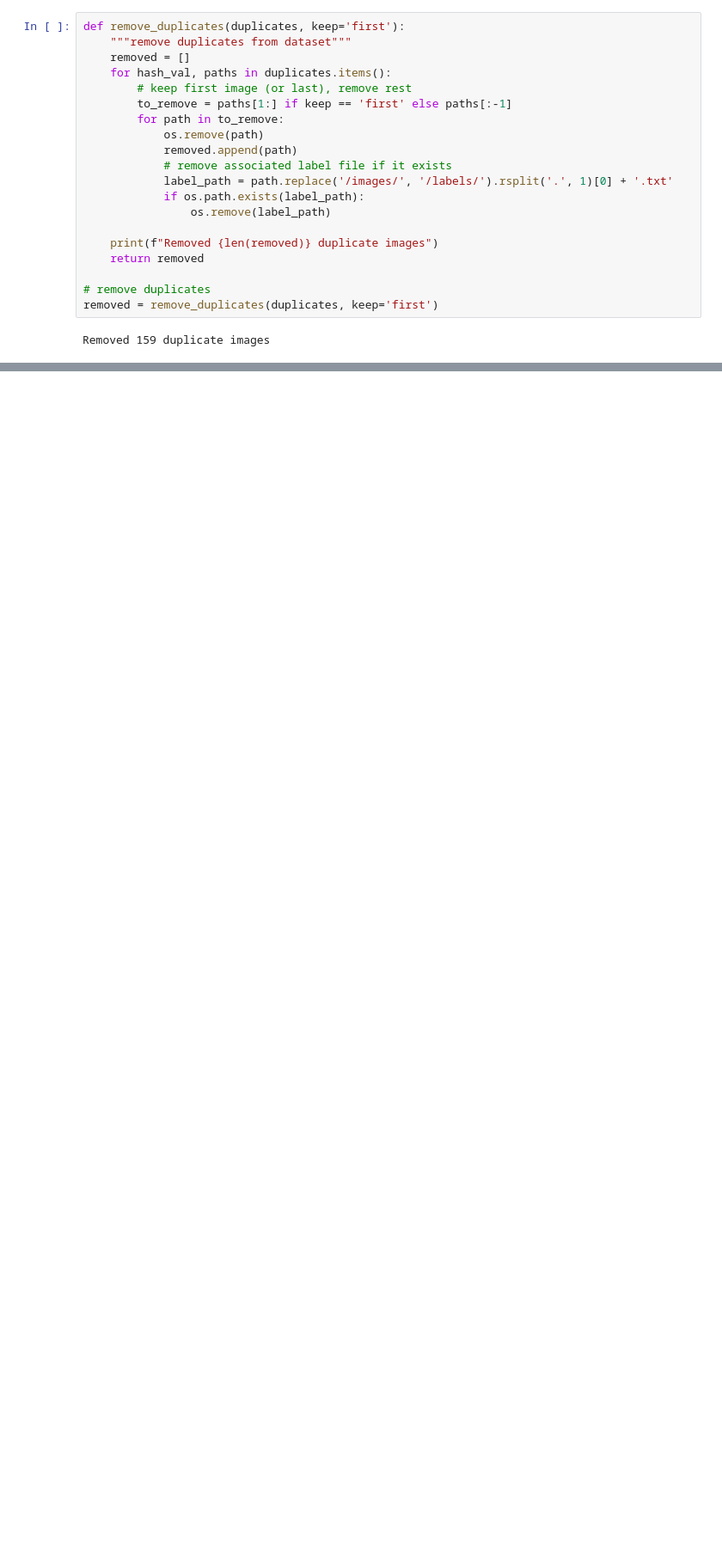
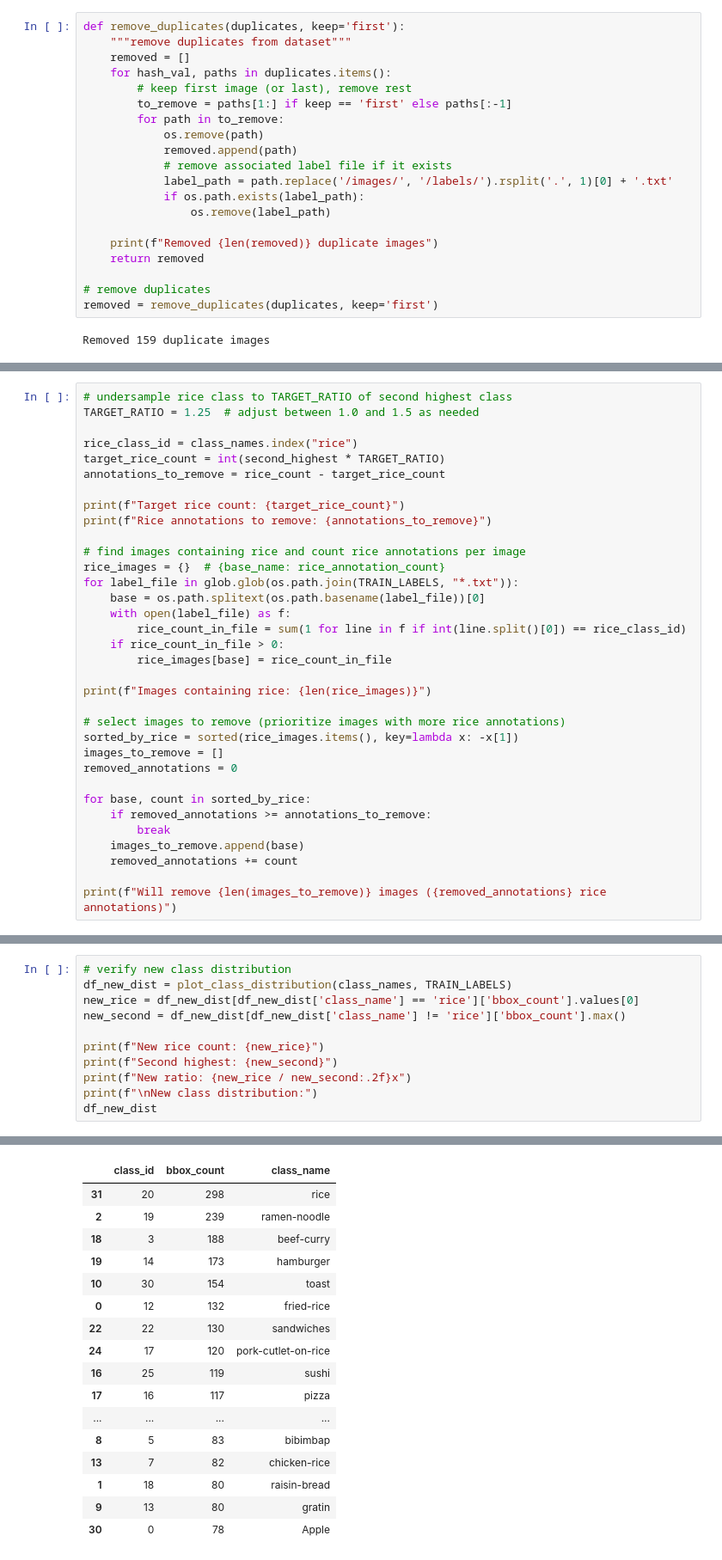
Before and after one commit to CareTech-at-UCI/vitamin-tracking, a Jupyter notebook: yusuf_dataset/preprocessing.ipynb, the cells around one changed output, grey strips where cells are left out. Shown at 86% size. Saved outputs shown, nothing was run; the diff lists cells and outputs as text; blank space fills up the shorter version.

```diff
--- a/yusuf_dataset/preprocessing.ipynb
+++ b/yusuf_dataset/preprocessing.ipynb
@@ -240,0 +284,34 @@ Total duplicate images: 0
+# %%
+# undersample rice class to TARGET_RATIO of second highest class
+TARGET_RATIO = 1.25  # adjust between 1.0 and 1.5 as needed
+
+rice_class_id = class_names.index("rice")
+target_rice_count = int(second_highest * TARGET_RATIO)
+annotations_to_remove = rice_count - target_rice_count
+
+print(f"Target rice count: {target_rice_count}")
+print(f"Rice annotations to remove: {annotations_to_remove}")
+
+# find images containing rice and count rice annotations per image
+rice_images = {}  # {base_name: rice_annotation_count}
+for label_file in glob.glob(os.path.join(TRAIN_LABELS, "*.txt")):
+    base = os.path.splitext(os.path.basename(label_file))[0]
+    with open(label_file) as f:
+        rice_count_in_file = sum(1 for line in f if int(line.split()[0]) == rice_class_id)
+    if rice_count_in_file > 0:
+        rice_images[base] = rice_count_in_file
+
+print(f"Images containing rice: {len(rice_images)}")
+
+# select images to remove (prioritize images with more rice annotations)
+sorted_by_rice = sorted(rice_images.items(), key=lambda x: -x[1])
+images_to_remove = []
+removed_annotations = 0
+
+for base, count in sorted_by_rice:
+    if removed_annotations >= annotations_to_remove:
+        break
+    images_to_remove.append(base)
+    removed_annotations += count
+
+print(f"Will remove {len(images_to_remove)} images ({removed_annotations} rice annotations)")
@@ -240,0 +342,12 @@ Total duplicate images: 0
+# %%
+# verify new class distribution
+df_new_dist = plot_class_distribution(class_names, TRAIN_LABELS)
+new_rice = df_new_dist[df_new_dist['class_name'] == 'rice']['bbox_count'].values[0]
+new_second = df_new_dist[df_new_dist['class_name'] != 'rice']['bbox_count'].max()
+
+print(f"New rice count: {new_rice}")
+print(f"Second highest: {new_second}")
+print(f"New ratio: {new_rice / new_second:.2f}x")
+print(f"\nNew class distribution:")
+df_new_dist
+# %% [output]
@@ -240,0 +359,17 @@ Total duplicate images: 0
+|  | class_id | bbox_count | class_name |
+| 31 | 20 | 298 | rice |
+| 2 | 19 | 239 | ramen-noodle |
+| 18 | 3 | 188 | beef-curry |
+| 19 | 14 | 173 | hamburger |
+| 10 | 30 | 154 | toast |
+| 0 | 12 | 132 | fried-rice |
+| 22 | 22 | 130 | sandwiches |
+| 24 | 17 | 120 | pork-cutlet-on-rice |
+| 16 | 25 | 119 | sushi |
+| 17 | 16 | 117 | pizza |
+| ... | ... | ... | ... |
+| 8 | 5 | 83 | bibimbap |
+| 13 | 7 | 82 | chicken-rice |
+| 1 | 18 | 80 | raisin-bread |
+| 9 | 13 | 80 | gratin |
+| 30 | 0 | 78 | Apple |
```
Also changed, not shown: parts of 9 cells of this notebook.
